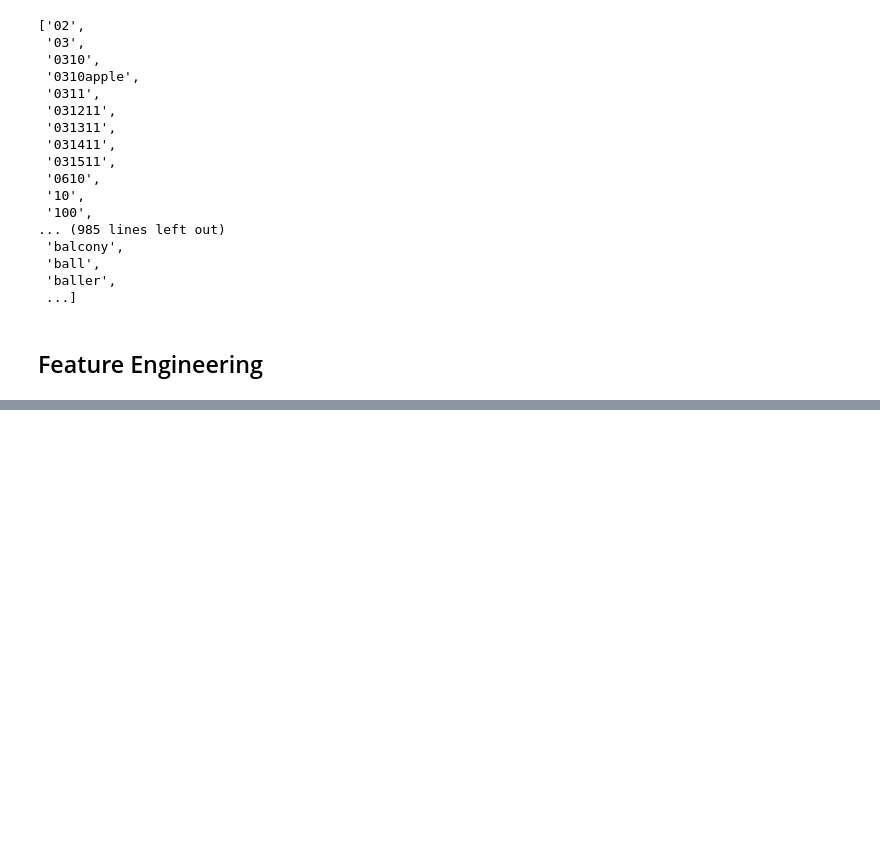
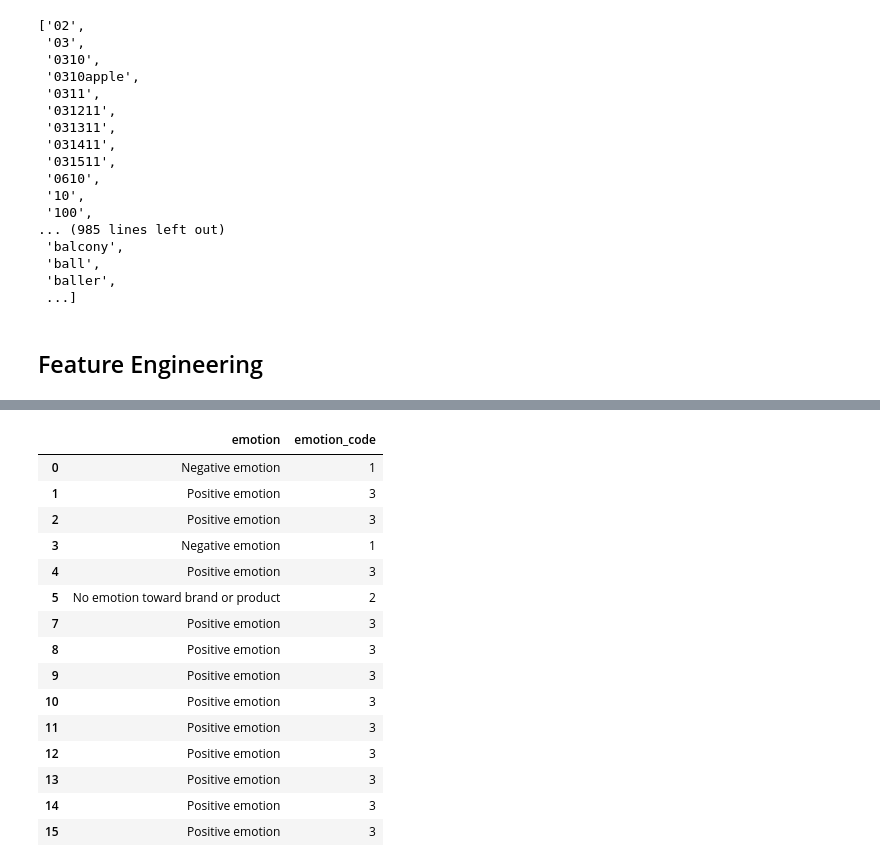
Before and after one commit to Derrick-wekesa/Twitter-sentiment-analysis-nlp-project, a Jupyter notebook: student.ipynb, the cells around one changed output, grey strips where cells are left out. Cells and saved outputs as stored; diff of their text form; code cells hidden in the pictures; blank space fills up the shorter version.

```diff
--- a/student.ipynb
+++ b/student.ipynb
@@ -821,0 +826,6 @@ feature_names
+# %%
+# Instantiate labelencoder
+le = LabelEncoder() # initializing the lib
+#fit transform
+data['emotion_code'] = le.fit_transform(data.emotion)
+le.classes_ # viewing the classes
@@ -821,0 +846,20 @@ feature_names
+# %%
+# Displaying the encoding scheme
+data[['emotion', 'emotion_code']].head(15)
+# %% [output]
+|  | emotion | emotion_code |
+| 0 | Negative emotion | 1 |
+| 1 | Positive emotion | 3 |
+| 2 | Positive emotion | 3 |
+| 3 | Negative emotion | 1 |
+| 4 | Positive emotion | 3 |
+| 5 | No emotion toward brand or product | 2 |
+| 7 | Positive emotion | 3 |
+| 8 | Positive emotion | 3 |
+| 9 | Positive emotion | 3 |
+| 10 | Positive emotion | 3 |
+| 11 | Positive emotion | 3 |
+| 12 | Positive emotion | 3 |
+| 13 | Positive emotion | 3 |
+| 14 | Positive emotion | 3 |
+| 15 | Positive emotion | 3 |
```
Also changed, not shown: parts of 3 cells of this notebook.
